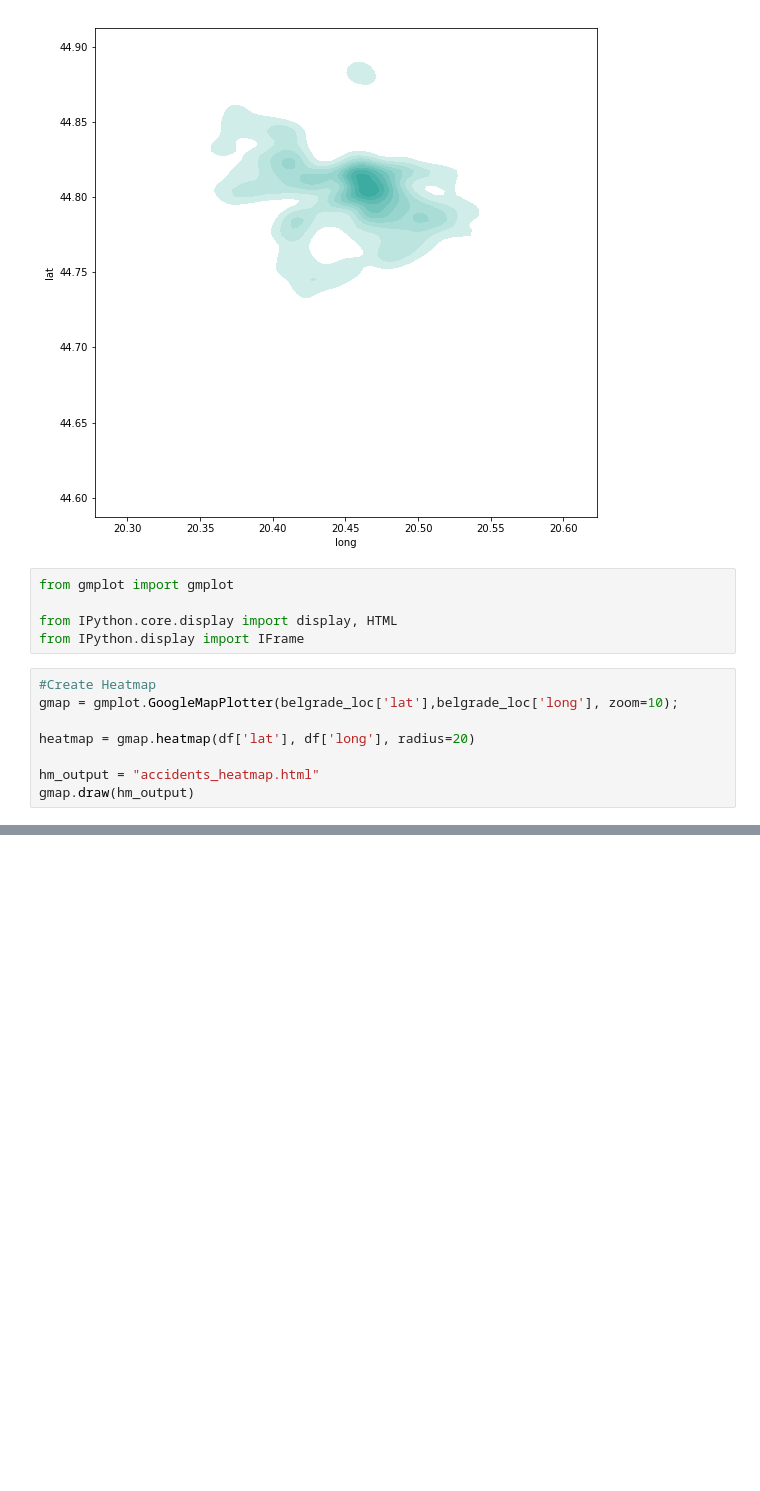
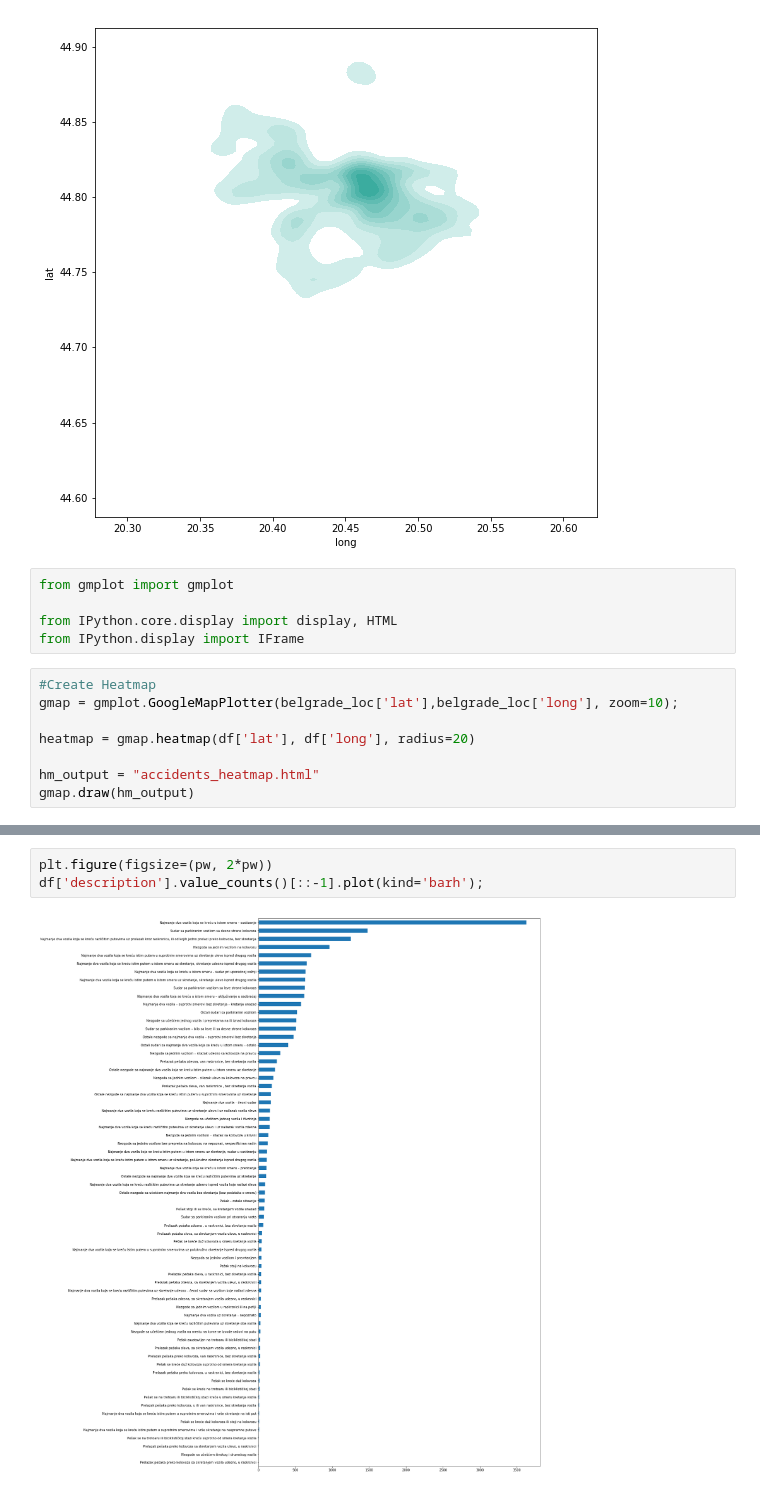
Before and after one commit to BrunnoRicci/traffic-accidents-belgrade, a Jupyter notebook: eda-traffic-belgrade.ipynb, the cells around one changed output, grey strips where cells are left out. Drawn from its saved outputs; the diff is of its cells as text; blank space fills up the shorter version.

```diff
--- a/eda-traffic-belgrade.ipynb
+++ b/eda-traffic-belgrade.ipynb
@@ -181,0 +204,5 @@ IFrame(src=hm_output,width=700, height=600)
+# %%
+plt.figure(figsize=(pw, 2*pw))
+df['description'].value_counts()[::-1].plot(kind='barh');
+# %% [output]
+[figure, added]
```
Also changed, not shown: parts of 2 cells of this notebook, 2 other files.
